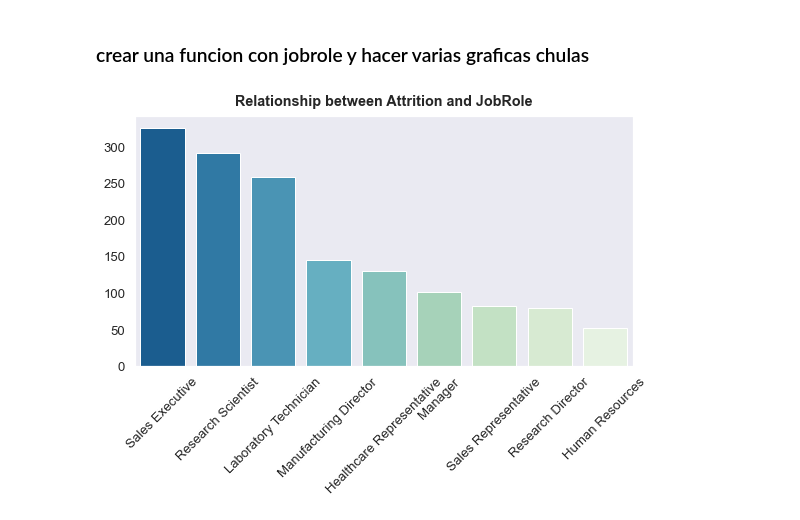
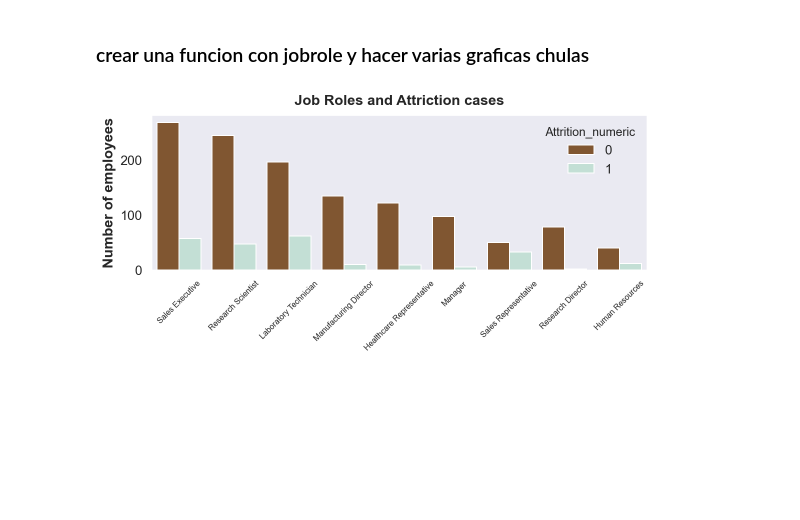
Before and after one commit to gonzalo71/TestGit, a Jupyter notebook: IBM_HR_Analytics_Employee.ipynb, the cells around one changed output. Saved outputs shown, nothing was run; the diff lists cells and outputs as text; code cells hidden in the pictures; blank space fills up the shorter version.

```diff
--- a/IBM_HR_Analytics_Employee.ipynb
+++ b/IBM_HR_Analytics_Employee.ipynb
@@ -34,6 +44,6 @@ Series([], dtype: int64)
 # %%
 # no nos sirven
-df.drop(['EmployeeCount', 'EmployeeNumber', 'Over18', 'StandardHours'], axis="columns", inplace=True)
+df.drop(['EmployeeCount', 'EmployeeNumber', 'Over18', 'StandardHours',"Attrition"], axis="columns", inplace=True)
 # %%
 #describe
 df.describe()
@@ -93,8 +101,3 @@ Text(0, 0.5, 'Frecuency')
-# %%
-# convertimos primero y en numerico
-y_dict = {"Yes":1,"No":0}
-df["Attrition_numeric"] = df["Attrition"].map(y_dict)
-df.drop("Attrition",axis=1,inplace=True)
 # %%
 # col numericas usando describe
 num_col = df.describe().columns.tolist()
@@ -142,19 +153,3 @@ df.describe(include="object")
 https://www.kaggle.com/janiobachmann/attrition-in-an-organization-why-workers-quit
 # %% [markdown]
 ### desmenuzar la grafica en vez de hacerlo todo a la vez
-# %%
-# veamos graficando la relacion que tienen con y
-# Plotting how every feature correlate with the "target"
-sns.set(font_scale=1.2)
-plt.figure(figsize=(30, 30))
-plt.suptitle('This is a somewhat long figure title',fontsize=18,y=1.05)
- # ojo cambiar
-
-
-for i, column in enumerate(cat_cols, 1):
-    plt.subplot(3, 3, i)
-    g = sns.barplot(x=f"{column}", y='Attrition_numeric', data=df,palette='BrBG_r')
-    g.set_xticklabels(g.get_xticklabels(), rotation=45)
-    plt.ylabel('Attrition Count')
-    plt.xlabel(f'{column}')
-    plt.grid(False)
@@ -178,19 +173,20 @@ plt.grid(False)
 ### crear una funcion con jobrole y hacer varias graficas chulas
 # %%
 # bussines travel
-JobRole = (df[["JobRole",'Attrition_numeric']].groupby("JobRole")['Attrition_numeric'].count().
-                                                reset_index().
-                                                sort_values(by='Attrition_numeric',ascending=False))
+
+
+colors = [ "#8D5524", "#BEE4D7","#BEE4D7","#BEE4D7","#BEE4D7","#BEE4D7","#BEE4D7","#BEE4D7","#BEE4D7","#BEE4D7"]
 
 
 
 #plot
-plt.figure(figsize=(8,6))
-g = sns.barplot(x="JobRole", y='Attrition_numeric', data=JobRole,palette='GnBu_r')
-g.set_xticklabels(g.get_xticklabels(), rotation=45)
+plt.figure(figsize=(8,4))
+g = sns.countplot(x="JobRole", hue='Attrition_numeric', data=df,palette=colors)
+g.set_xticklabels(g.get_xticklabels(),fontsize=8, rotation=45)
 plt.ylabel('')
-plt.title("Relationship between Attrition and JobRole")
+plt.title("Job Roles and Attriction cases")
 plt.xlabel("")
+plt.ylabel("Number of employees")
 plt.grid(False)
 # %% [output]
-[figure, old version]
+[figure, new version]
```
Also changed, not shown: parts of 19 cells of this notebook, 1 other file.
